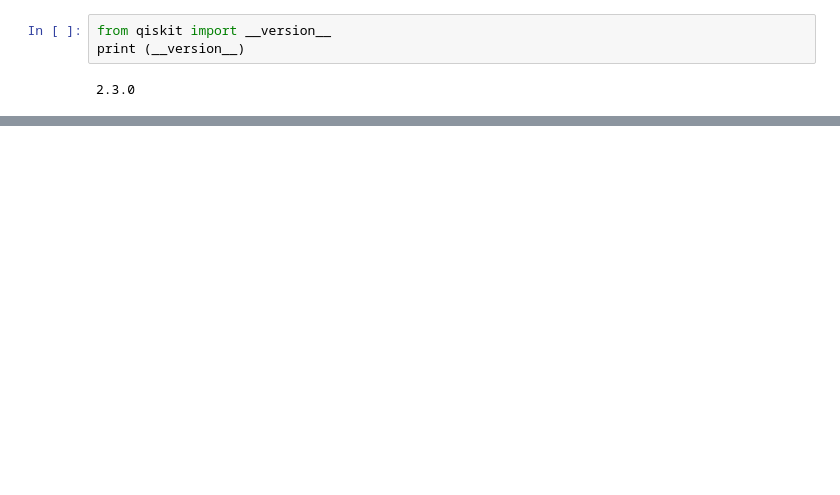
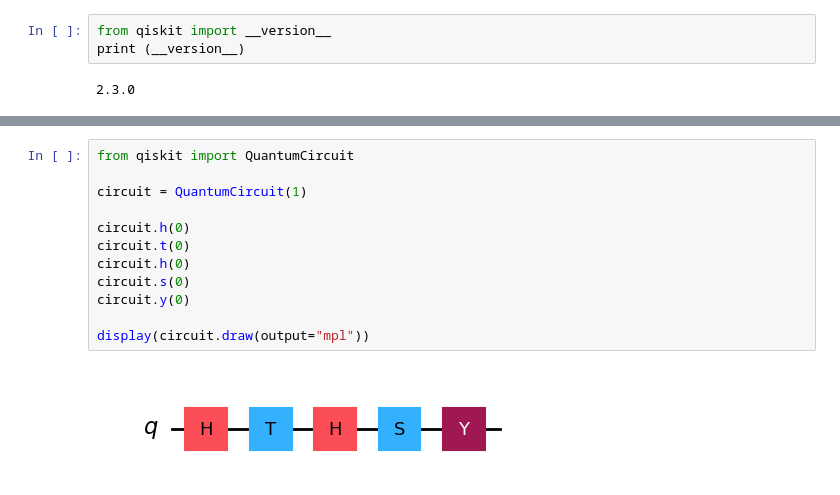
Before and after one commit to linax/ibmqiskit, a Jupyter notebook: qiskit-practice.ipynb, the cells around one changed output, grey strips where cells are left out. Cells and saved outputs as stored; diff of their text form; blank space fills up the shorter version.

Commit message:
qiskit implementation lesson 1

```diff
--- a/qiskit-practice.ipynb
+++ b/qiskit-practice.ipynb
@@ -12,0 +122,14 @@ TypeError: Field elements must be 2- or 3-tuples, got '0'
+# %%
+from qiskit import QuantumCircuit
+
+circuit = QuantumCircuit(1)
+
+circuit.h(0)
+circuit.t(0)
+circuit.h(0)
+circuit.s(0)
+circuit.y(0)
+
+display(circuit.draw(output="mpl"))
+# %% [output]
+[figure, added]
```
Also changed, not shown: parts of 12 cells of this notebook.
